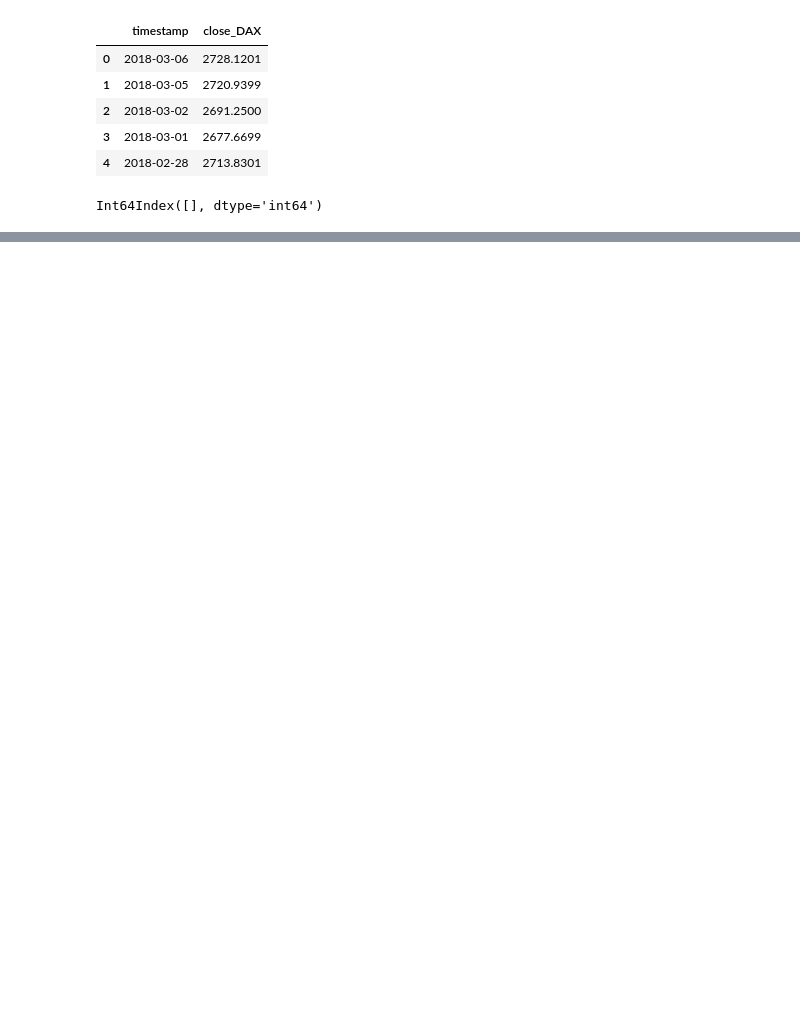
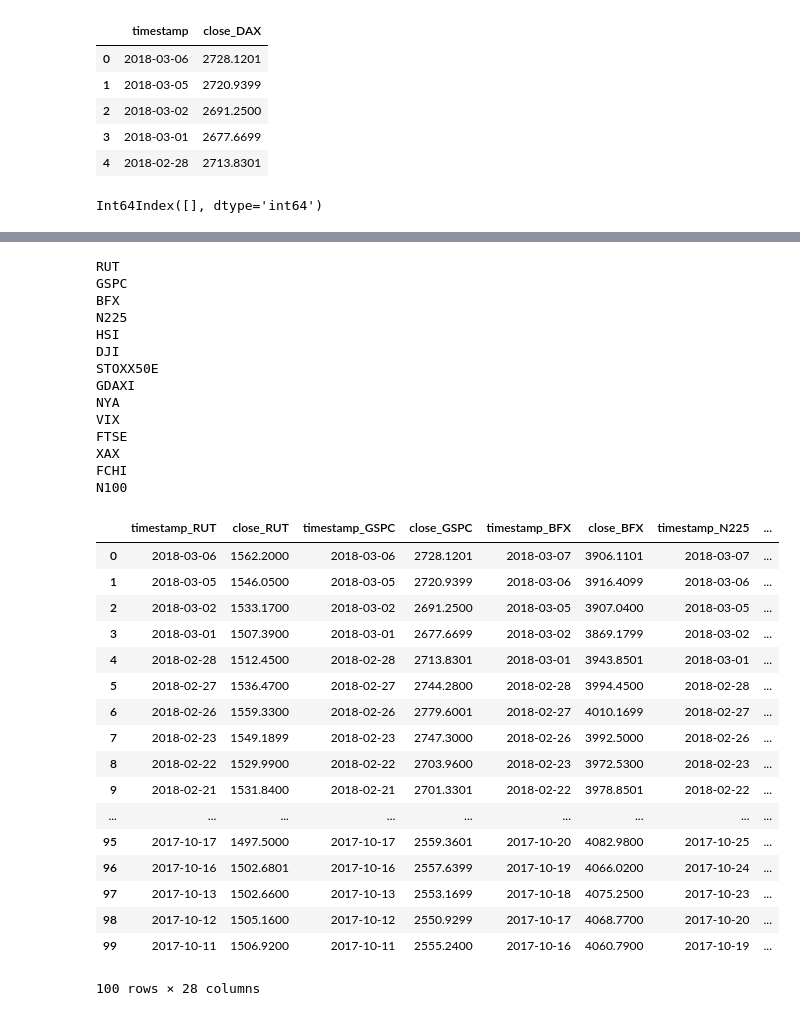
Before and after one commit to chasenberg/financial_analysis, a Jupyter notebook: notebooks/alpha_vantage_testing.ipynb, the cells around one changed output, grey strips where cells are left out. Cells and saved outputs as stored; diff of their text form; code cells hidden in the pictures; blank space fills up the shorter version.

```diff
--- a/notebooks/alpha_vantage_testing.ipynb
+++ b/notebooks/alpha_vantage_testing.ipynb
@@ -100,3 +105,52 @@ for index in indices:
     page = requests.get(url, params = data)
     with open(index_data_dir + 'data_' + index.strip('^') + '.csv', 'w') as oF:
         oF.write(page.text)
+# %%
+import glob
+
+allFiles = glob.glob(index_data_dir + "*.csv")
+df_indices = pd.DataFrame()
+list_ = []
+for file_ in allFiles:
+    name = str(str(file_).split('_')[1]).split('.')[0]
+    print(name)
+    df = pd.read_csv(file_,usecols=["timestamp", "close"]).rename(columns={'timestamp' : 'timestamp_'+name, 'close' : 'close_'+name})
+    df = df.drop(df.loc[(df==0).any(axis=1)].index)
+    df = df.iloc[::-1]
+    list_.append(df)
+df_indices = pd.concat(list_, axis=1)
+#Drop redundant timestamps
+df_indices
+# %% [output]
+RUT
+GSPC
+BFX
+N225
+HSI
+DJI
+STOXX50E
+GDAXI
+NYA
+VIX
+FTSE
+XAX
+FCHI
+N100
+|  | timestamp_RUT | close_RUT | timestamp_GSPC | close_GSPC | timestamp_BFX | close_BFX | timestamp_N225 | ... |
+| 0 | 2018-03-06 | 1562.2000 | 2018-03-06 | 2728.1201 | 2018-03-07 | 3906.1101 | 2018-03-07 | ... |
+| 1 | 2018-03-05 | 1546.0500 | 2018-03-05 | 2720.9399 | 2018-03-06 | 3916.4099 | 2018-03-06 | ... |
+| 2 | 2018-03-02 | 1533.1700 | 2018-03-02 | 2691.2500 | 2018-03-05 | 3907.0400 | 2018-03-05 | ... |
+| 3 | 2018-03-01 | 1507.3900 | 2018-03-01 | 2677.6699 | 2018-03-02 | 3869.1799 | 2018-03-02 | ... |
+| 4 | 2018-02-28 | 1512.4500 | 2018-02-28 | 2713.8301 | 2018-03-01 | 3943.8501 | 2018-03-01 | ... |
+| 5 | 2018-02-27 | 1536.4700 | 2018-02-27 | 2744.2800 | 2018-02-28 | 3994.4500 | 2018-02-28 | ... |
+| 6 | 2018-02-26 | 1559.3300 | 2018-02-26 | 2779.6001 | 2018-02-27 | 4010.1699 | 2018-02-27 | ... |
+| 7 | 2018-02-23 | 1549.1899 | 2018-02-23 | 2747.3000 | 2018-02-26 | 3992.5000 | 2018-02-26 | ... |
+| 8 | 2018-02-22 | 1529.9900 | 2018-02-22 | 2703.9600 | 2018-02-23 | 3972.5300 | 2018-02-23 | ... |
+| 9 | 2018-02-21 | 1531.8400 | 2018-02-21 | 2701.3301 | 2018-02-22 | 3978.8501 | 2018-02-22 | ... |
+| ... | ... | ... | ... | ... | ... | ... | ... | ... |
+| 95 | 2017-10-17 | 1497.5000 | 2017-10-17 | 2559.3601 | 2017-10-20 | 4082.9800 | 2017-10-25 | ... |
+| 96 | 2017-10-16 | 1502.6801 | 2017-10-16 | 2557.6399 | 2017-10-19 | 4066.0200 | 2017-10-24 | ... |
+| 97 | 2017-10-13 | 1502.6600 | 2017-10-13 | 2553.1699 | 2017-10-18 | 4075.2500 | 2017-10-23 | ... |
+| 98 | 2017-10-12 | 1505.1600 | 2017-10-12 | 2550.9299 | 2017-10-17 | 4068.7700 | 2017-10-20 | ... |
+| 99 | 2017-10-11 | 1506.9200 | 2017-10-11 | 2555.2400 | 2017-10-16 | 4060.7900 | 2017-10-19 | ... |
+100 rows × 28 columns
```
Also changed, not shown: parts of 16 cells of this notebook.
